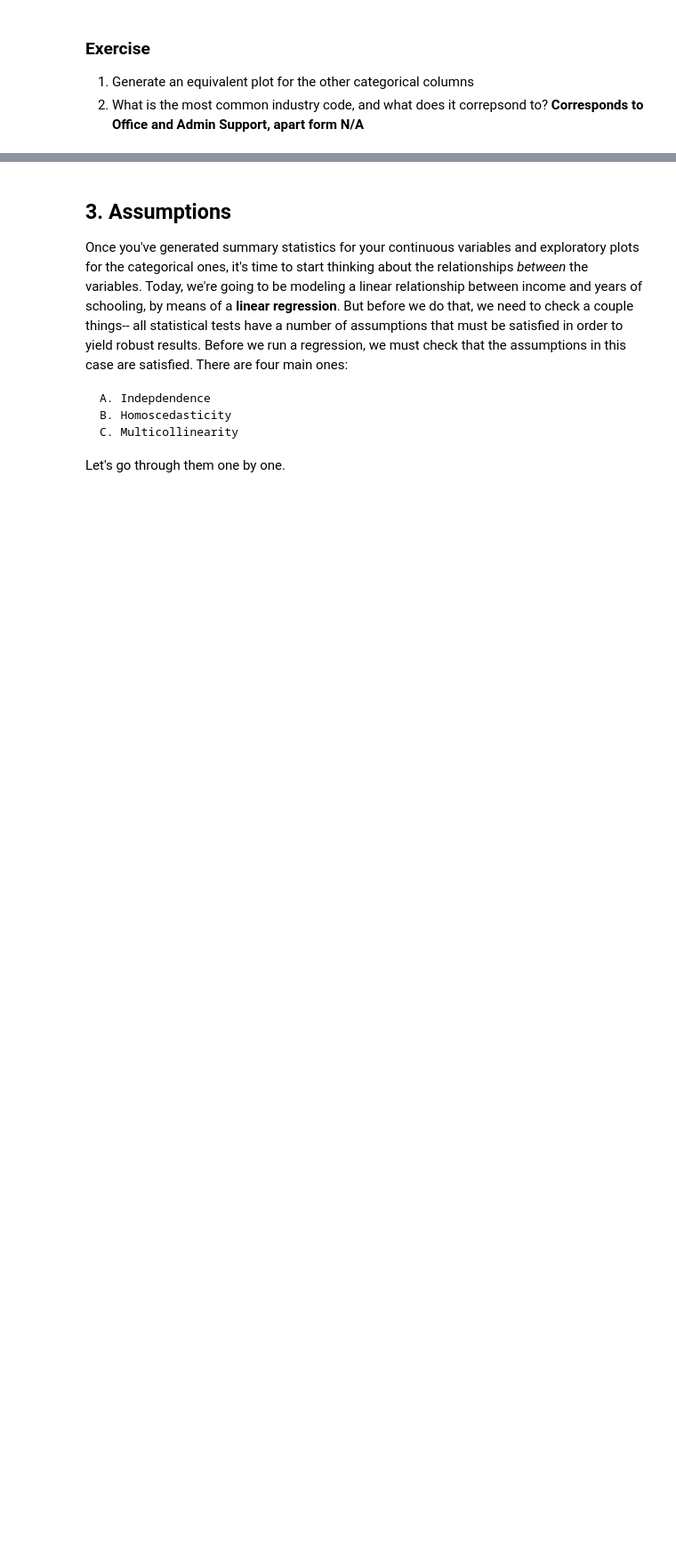
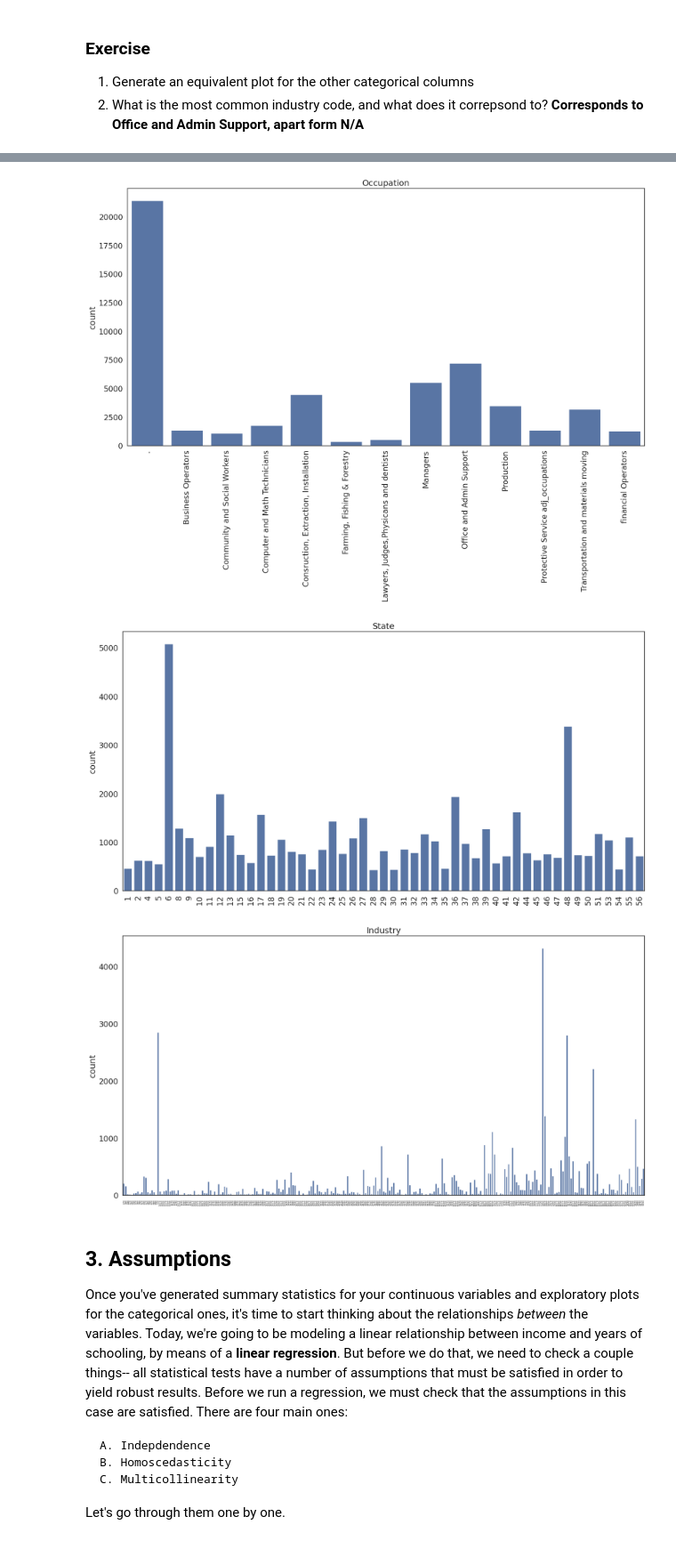
Before and after one commit to annagooding/QM2-2024, a Jupyter notebook: notebooks/W07. Linear Regression.ipynb, the cells around one changed output, grey strips where cells are left out. Shown at 89% size. Saved outputs shown, nothing was run; the diff lists cells and outputs as text; code cells hidden in the pictures; blank space fills up the shorter version.

```diff
--- a/notebooks/W07. Linear Regression.ipynb
+++ b/notebooks/W07. Linear Regression.ipynb
@@ -195,3 +178,25 @@ plt.show()
+# %%
+sns.countplot(data=reg_df, x='occupation')
+plt.title('Occupation')
+plt.xlabel('')
+plt.xticks(rotation=90)
+plt.show()
+
+sns.countplot(data=reg_df, x='state')
+plt.title('State')
+plt.xlabel('')
+plt.xticks(rotation=90)
+plt.show()
+
+sns.countplot(data=reg_df, x='ind')
+plt.title('Industry')
+plt.xlabel('')
+plt.xticks(rotation=90, fontsize=5)
+plt.show()
+# %% [output]
+[figure, added]
+[figure, added]
+[figure, added]
 # %% [markdown]
 ## 3. Assumptions
 
```
Also changed, not shown: parts of 11 cells of this notebook.
